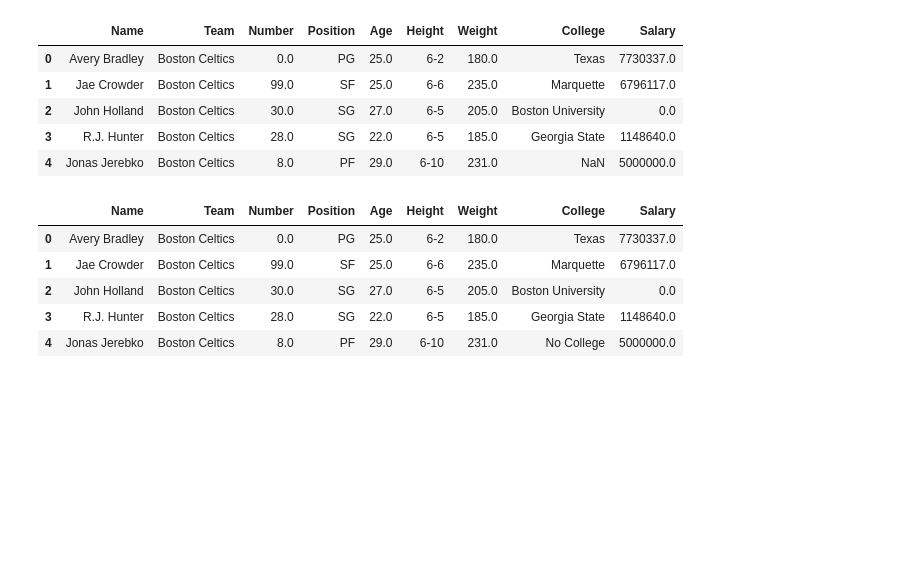
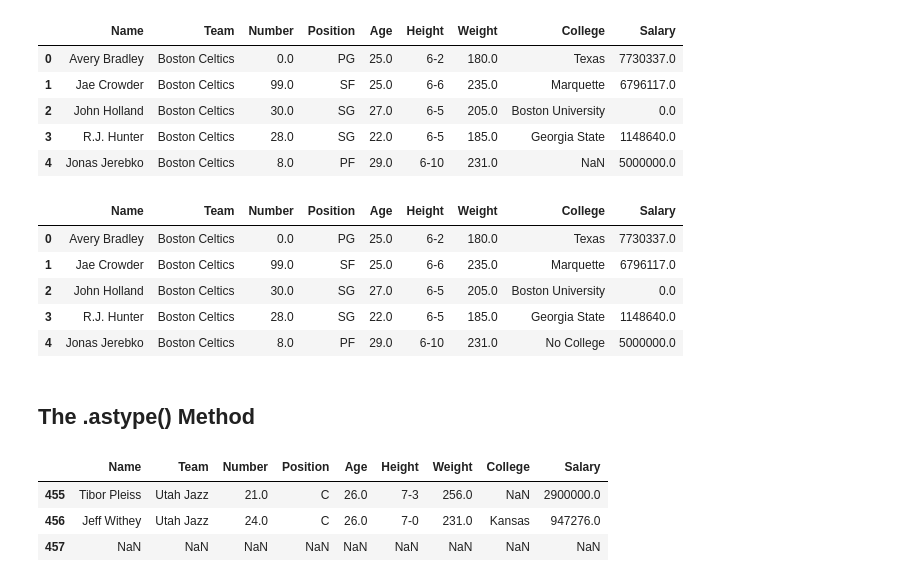
Before and after one commit to djsaun/Data-Analysis-with-Pandas, a Jupyter notebook: notebooks/DataFrames 1.ipynb, the cells around one changed output. Cells and saved outputs as stored; diff of their text form; code cells hidden in the pictures; blank space fills up the shorter version.

```diff
--- a/notebooks/DataFrames 1.ipynb
+++ b/notebooks/DataFrames 1.ipynb
@@ -413,3 +413,12 @@ nba.head()
 | 2 | John Holland | Boston Celtics | 30.0 | SG | 27.0 | 6-5 | 205.0 | Boston University | 0.0 |
 | 3 | R.J. Hunter | Boston Celtics | 28.0 | SG | 22.0 | 6-5 | 185.0 | Georgia State | 1148640.0 |
 | 4 | Jonas Jerebko | Boston Celtics | 8.0 | PF | 29.0 | 6-10 | 231.0 | No College | 5000000.0 |
+# %% [markdown]
+## The .astype() Method
+# %%
+nba.tail(3)
+# %% [output]
+|  | Name | Team | Number | Position | Age | Height | Weight | College | Salary |
+| 455 | Tibor Pleiss | Utah Jazz | 21.0 | C | 26.0 | 7-3 | 256.0 | NaN | 2900000.0 |
+| 456 | Jeff Withey | Utah Jazz | 24.0 | C | 26.0 | 7-0 | 231.0 | Kansas | 947276.0 |
+| 457 | NaN | NaN | NaN | NaN | NaN | NaN | NaN | NaN | NaN |
```
Also changed, not shown: parts of 8 cells of this notebook.
